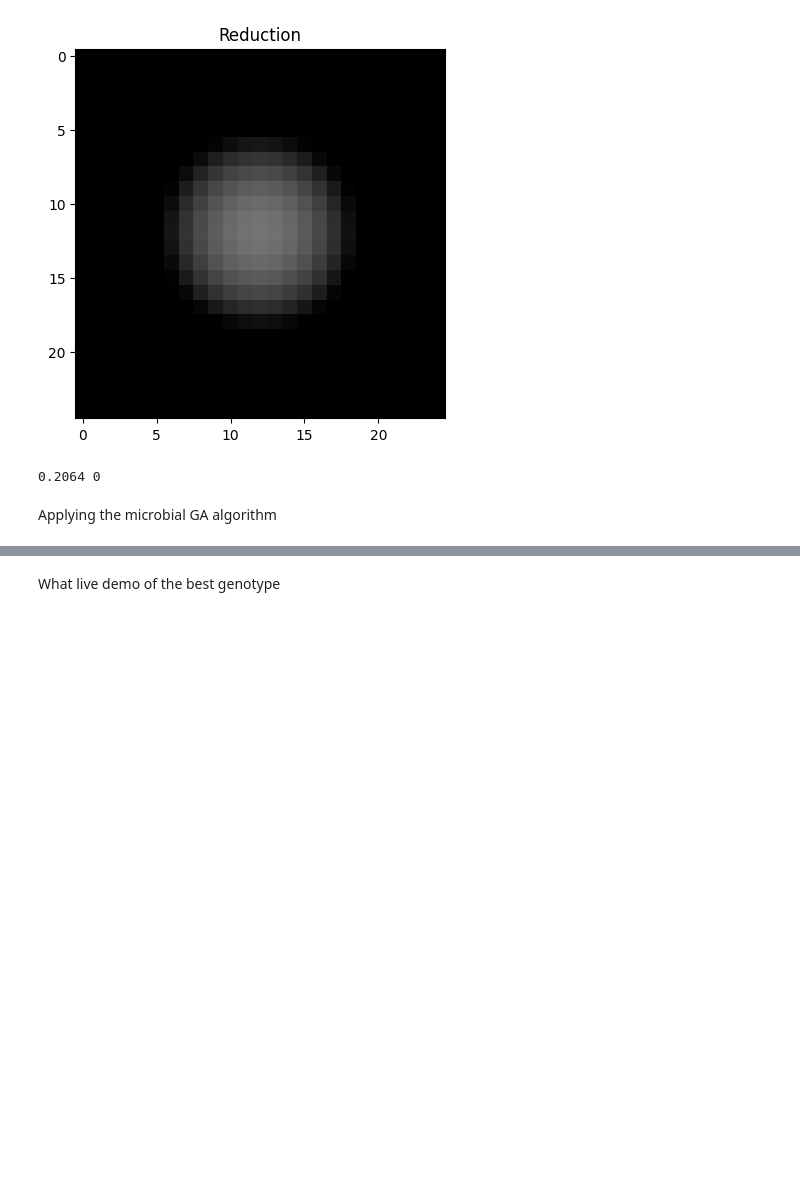
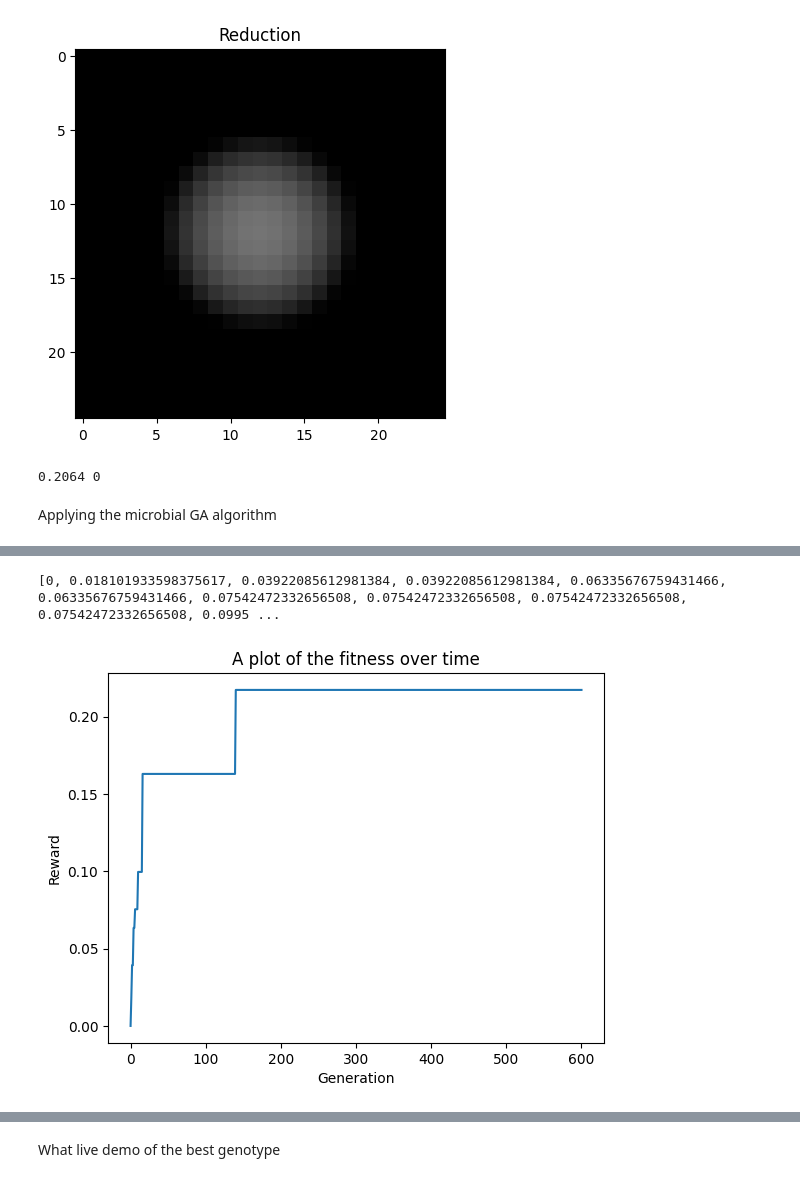
Before and after one commit to shepai/Chaos-Robotics, a Jupyter notebook: Bio-inspired sensors/Sim/gym_test.ipynb, the cells around one changed output, grey strips where cells are left out. Drawn from its saved outputs; the diff is of its cells as text; code cells hidden in the pictures; blank space fills up the shorter version.

```diff
--- a/Bio-inspired sensors/Sim/gym_test.ipynb
+++ b/Bio-inspired sensors/Sim/gym_test.ipynb
@@ -441,3 +441,12 @@ GEN:  32 REWARD:  0.12973052412169192 0.003016988933062603
+# %%
+plt.plot(f)
+plt.title("A plot of the fitness over time")
+plt.ylabel("Reward")
+plt.xlabel("Generation")
+print(f)
+# %% [output]
+[0, 0.018101933598375617, 0.03922085612981384, 0.03922085612981384, 0.06335676759431466, 0.06335676759431466, 0.07542472332656508, 0.07542472332656508, 0.07542472332656508, 0.07542472332656508, 0.0995 ...
+[figure, added]
 # %%
 
 #print(len(r),r)
```
Also changed, not shown: parts of 10 cells of this notebook, 8 other files.
